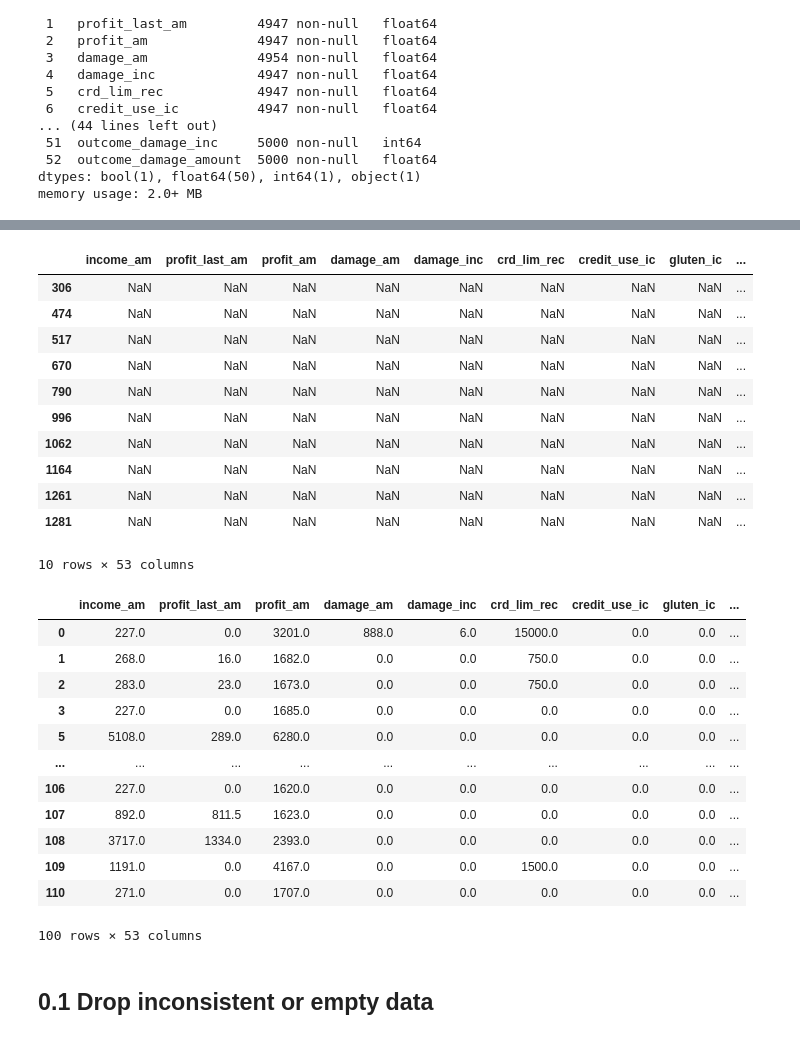
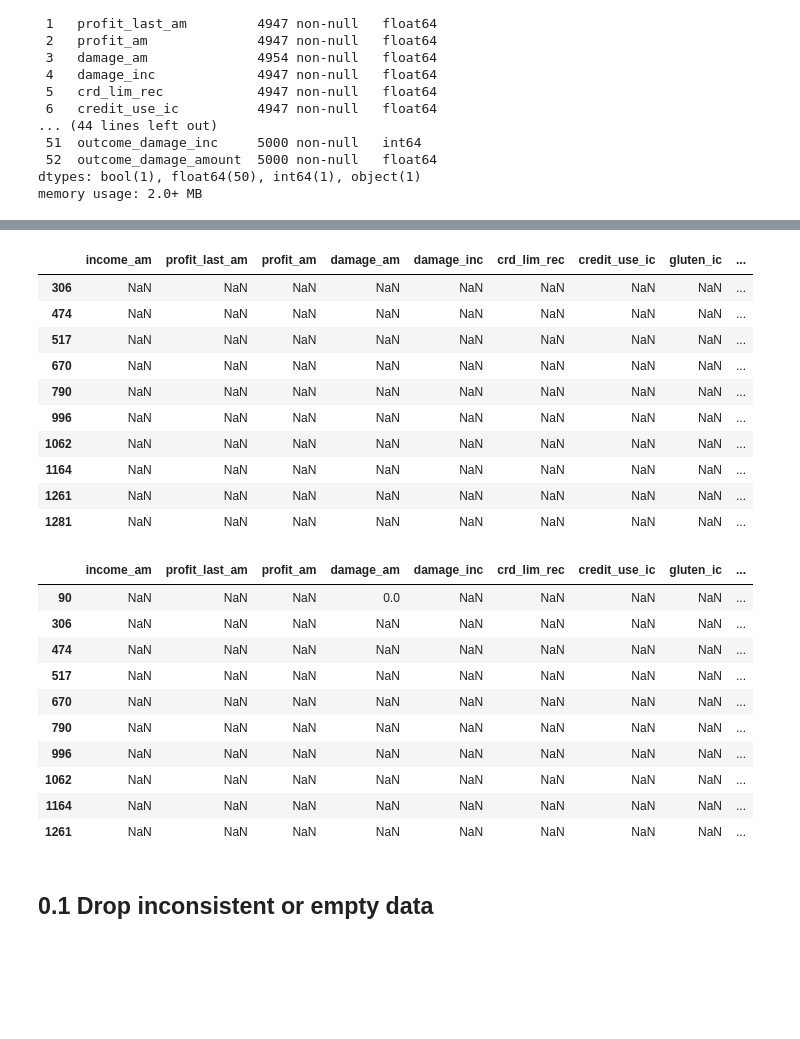
Before and after one commit to Detopall/machine-learning-project, a Jupyter notebook: data_cleaning.ipynb, the cells around one changed output, grey strips where cells are left out. Saved outputs shown, nothing was run; the diff lists cells and outputs as text; code cells hidden in the pictures; blank space fills up the shorter version.

```diff
--- a/data_cleaning.ipynb
+++ b/data_cleaning.ipynb
@@ -48,6 +48,8 @@ dtypes: bool(1), float64(50), int64(1), object(1)
 memory usage: 2.0+ MB
 # %%
 # get some more detailed info about the features
+# check if the data of each feature is of the correct datatype
+pd.set_option('display.max_columns', None)
 df.describe(include='all')
 # %% [output]
 |  | income_am | profit_last_am | profit_am | damage_am | damage_inc | crd_lim_rec | credit_use_ic | gluten_ic | ... |
@@ -90,5 +67,5 @@ df.iloc[0:25]
 # %%
-# we can see that when profit_last_am is 0 the rest of the data is 0
+# we can see that when profit_last_am is 0 the rest of the data is null
 # check if this happens also with other data using currency
 
 filtered_df = df[(df['income_am'].isnull()) & (df['profit_last_am'].isnull()) & (df['profit_am'].isnull()) & (df['damage_am'].isnull())]
@@ -106,25 +83,24 @@ filtered_df.head(10)
 | 1164 | NaN | NaN | NaN | NaN | NaN | NaN | NaN | NaN | ... |
 | 1261 | NaN | NaN | NaN | NaN | NaN | NaN | NaN | NaN | ... |
 | 1281 | NaN | NaN | NaN | NaN | NaN | NaN | NaN | NaN | ... |
-10 rows × 53 columns
 # %%
-filtered_df = df[(df['income_am'] == 0) | (df['profit_last_am'] == 0) | (df['profit_am'] == 0) | (df['damage_am'] == 0)]
+# and check if only 1 is null
 
-filtered_df.head(100)
+filtered_df = df[(df['income_am'].isnull()) | (df['profit_last_am'].isnull()) | (df['profit_am'].isnull()) | (df['damage_am'].isnull())]
+
+filtered_df.head(10)
 # %% [output]
 |  | income_am | profit_last_am | profit_am | damage_am | damage_inc | crd_lim_rec | credit_use_ic | gluten_ic | ... |
-| 0 | 227.0 | 0.0 | 3201.0 | 888.0 | 6.0 | 15000.0 | 0.0 | 0.0 | ... |
-| 1 | 268.0 | 16.0 | 1682.0 | 0.0 | 0.0 | 750.0 | 0.0 | 0.0 | ... |
-| 2 | 283.0 | 23.0 | 1673.0 | 0.0 | 0.0 | 750.0 | 0.0 | 0.0 | ... |
-| 3 | 227.0 | 0.0 | 1685.0 | 0.0 | 0.0 | 0.0 | 0.0 | 0.0 | ... |
-| 5 | 5108.0 | 289.0 | 6280.0 | 0.0 | 0.0 | 0.0 | 0.0 | 0.0 | ... |
-| ... | ... | ... | ... | ... | ... | ... | ... | ... | ... |
-| 106 | 227.0 | 0.0 | 1620.0 | 0.0 | 0.0 | 0.0 | 0.0 | 0.0 | ... |
-| 107 | 892.0 | 811.5 | 1623.0 | 0.0 | 0.0 | 0.0 | 0.0 | 0.0 | ... |
-| 108 | 3717.0 | 1334.0 | 2393.0 | 0.0 | 0.0 | 0.0 | 0.0 | 0.0 | ... |
-| 109 | 1191.0 | 0.0 | 4167.0 | 0.0 | 0.0 | 1500.0 | 0.0 | 0.0 | ... |
-| 110 | 271.0 | 0.0 | 1707.0 | 0.0 | 0.0 | 0.0 | 0.0 | 0.0 | ... |
+| 90 | NaN | NaN | NaN | 0.0 | NaN | NaN | NaN | NaN | ... |
+| 306 | NaN | NaN | NaN | NaN | NaN | NaN | NaN | NaN | ... |
+| 474 | NaN | NaN | NaN | NaN | NaN | NaN | NaN | NaN | ... |
+| 517 | NaN | NaN | NaN | NaN | NaN | NaN | NaN | NaN | ... |
+| 670 | NaN | NaN | NaN | NaN | NaN | NaN | NaN | NaN | ... |
+| 790 | NaN | NaN | NaN | NaN | NaN | NaN | NaN | NaN | ... |
+| 996 | NaN | NaN | NaN | NaN | NaN | NaN | NaN | NaN | ... |
+| 1062 | NaN | NaN | NaN | NaN | NaN | NaN | NaN | NaN | ... |
+| 1164 | NaN | NaN | NaN | NaN | NaN | NaN | NaN | NaN | ... |
+| 1261 | NaN | NaN | NaN | NaN | NaN | NaN | NaN | NaN | ... |
-100 rows × 53 columns
 # %% [markdown]
 ## 0.1 Drop inconsistent or empty data
 # %% [markdown]
```
Also changed, not shown: parts of 27 cells of this notebook.
